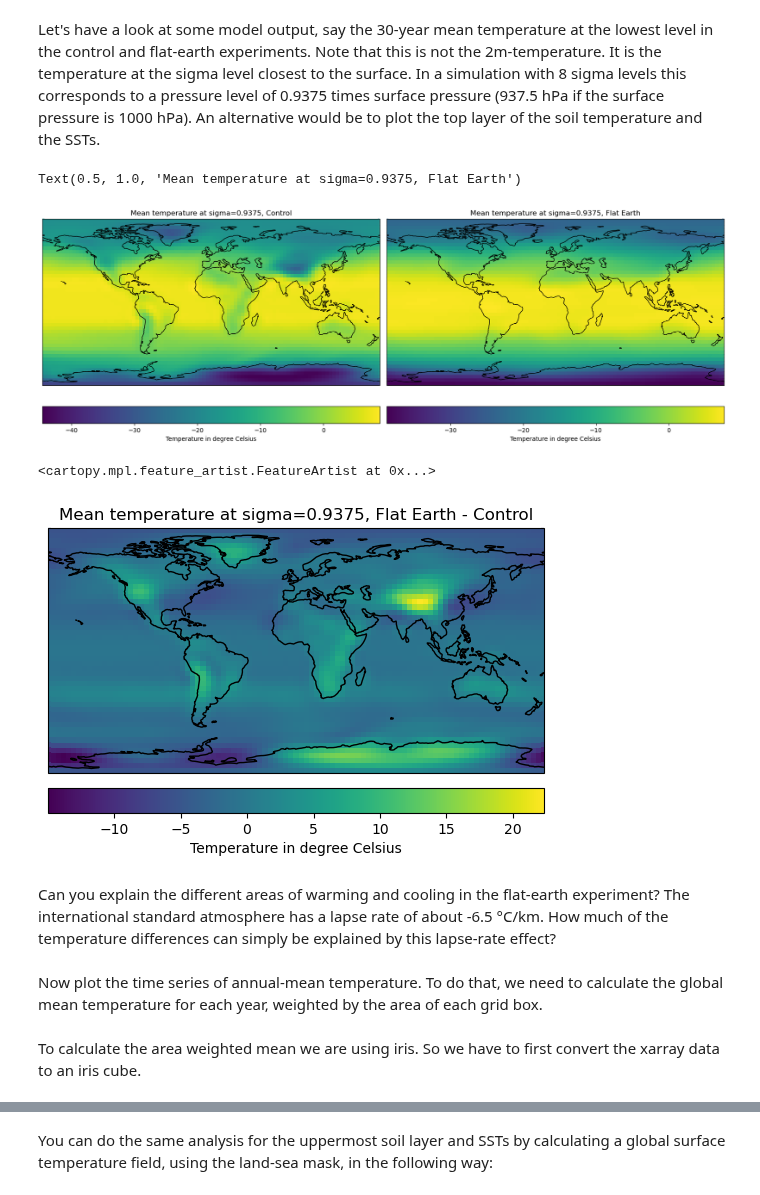
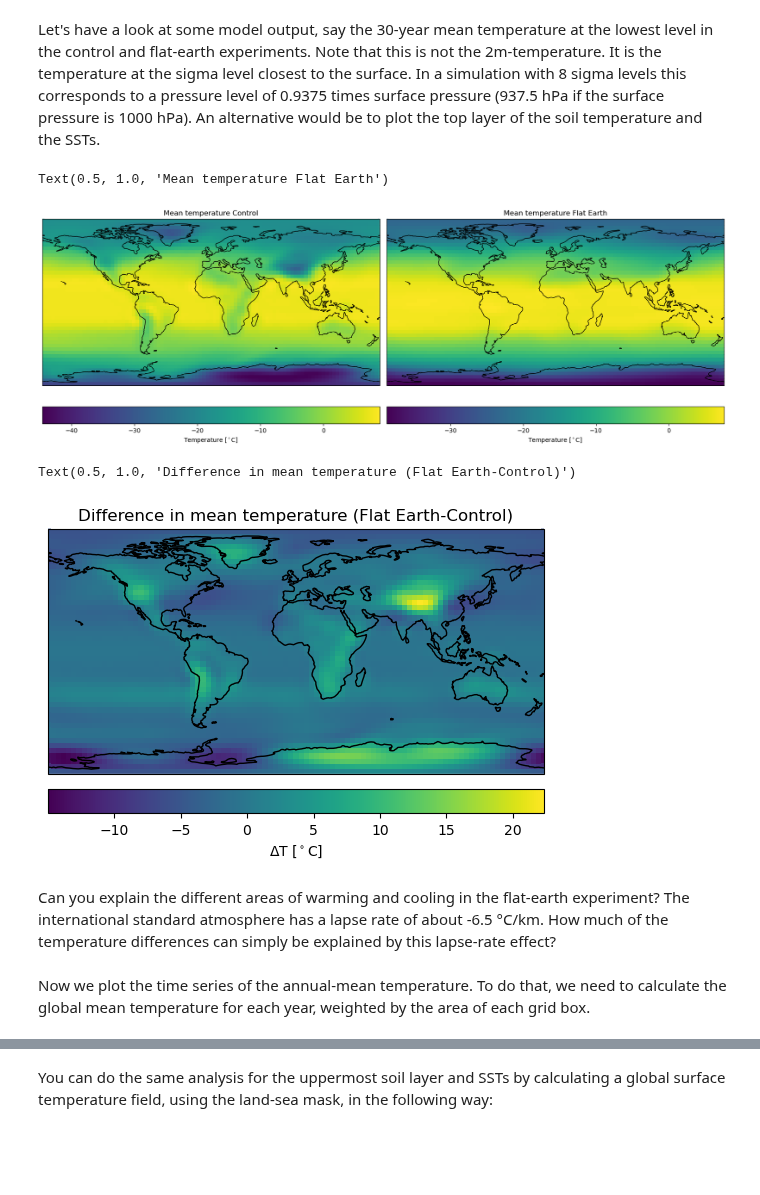
Before and after one commit to SpeedyWeather/NCAS_CMSS_2025, a Jupyter notebook: Pre-Defined_Experiments/Flat_Earth_analysis.ipynb, the cells around one changed output, grey strips where cells are left out. Drawn from its saved outputs; the diff is of its cells as text; code cells hidden in the pictures; blank space fills up the shorter version.

```diff
--- a/Pre-Defined_Experiments/Flat_Earth_analysis.ipynb
+++ b/Pre-Defined_Experiments/Flat_Earth_analysis.ipynb
@@ -107,34 +109,35 @@ fig, (ax_ctrl, ax_flat) = plt.subplots(1,2,figsize=(16, 12),constrained_layout=T
 
 
 csc=ax_ctrl.pcolormesh(ds.lon,ds.lat,T_mean)
-fig.colorbar(csc,ax=ax_ctrl,orientation='horizontal', pad=0.04, label='Temperature in degree Celsius')
+cbar_c=fig.colorbar(csc,ax=ax_ctrl,orientation='horizontal', pad=0.04)
+cbar_c.set_label(r"Temperature [$^\circ$C]")
 ax_ctrl.coastlines()
-ax_ctrl.set_title('Mean temperature at sigma=0.9375, Control')
+ax_ctrl.set_title('Mean temperature Control')
 
 csf=ax_flat.pcolormesh(ds_flat.lon,ds_flat.lat,Tflat_mean)
-fig.colorbar(csf,ax=ax_flat,orientation='horizontal', pad=0.04, label='Temperature in degree Celsius')
+cbar_f=fig.colorbar(csf,ax=ax_flat,orientation='horizontal', pad=0.04)
+cbar_f.set_label(r"Temperature [$^\circ$C]")
 ax_flat.coastlines()
-ax_flat.set_title('Mean temperature at sigma=0.9375, Flat Earth')
+ax_flat.set_title('Mean temperature Flat Earth')
 # %% [output]
-Text(0.5, 1.0, 'Mean temperature at sigma=0.9375, Flat Earth')
+Text(0.5, 1.0, 'Mean temperature Flat Earth')
-[figure, old version]
+[figure, new version]
 # %%
 #mean temperature flat-control
 ax=plt.axes(projection=ccrs.PlateCarree())
-plt.pcolormesh(ds_flat.lon,ds_flat.lat,Tflat_mean-T_mean,transform=ccrs.PlateCarree(), label='')
-plt.colorbar(orientation='horizontal', pad=0.04, label='Temperature in degree Celsius')
-ax.set_title('Mean temperature at sigma=0.9375, Flat Earth - Control')
+plt.pcolormesh(ds_flat.lon,ds_flat.lat,Tflat_mean-T_mean,transform=ccrs.PlateCarree())
+cbar=plt.colorbar(orientation='horizontal', pad=0.04)
+cbar.set_label(r"$\Delta$T [$^\circ$C]")
 ax.coastlines()
+ax.set_title('Difference in mean temperature (Flat Earth-Control)')
 # %% [output]
-<cartopy.mpl.feature_artist.FeatureArtist at 0x...>
+Text(0.5, 1.0, 'Difference in mean temperature (Flat Earth-Control)')
-[figure, old version]
+[figure, new version]
 # %% [markdown]
 Can you explain the different areas of warming and cooling in the flat-earth experiment? The international standard atmosphere has a lapse rate of about -6.5 °C/km. How much of the temperature differences can simply be explained by this lapse-rate effect?
 # %% [markdown]
-Now plot the time series of annual-mean temperature. To do that, we need to calculate the global mean temperature for each year, weighted by the area of each grid box.
+Now we plot the time series of the annual-mean temperature. To do that, we need to calculate the global mean temperature for each year, weighted by the area of each grid box.
 # %%
 #Annual mean temperature
 ds_temp=ds.temp[:,7,:,:].resample(time='1YE').mean('time')
 ds_temp_flat=ds_flat.temp[:,7,:,:].resample(time='1YE').mean('time')
-# %% [markdown]
-To calculate the area weighted mean we are using iris. So we have to first convert the xarray data to an iris cube.
```
Also changed, not shown: parts of 15 cells of this notebook.
